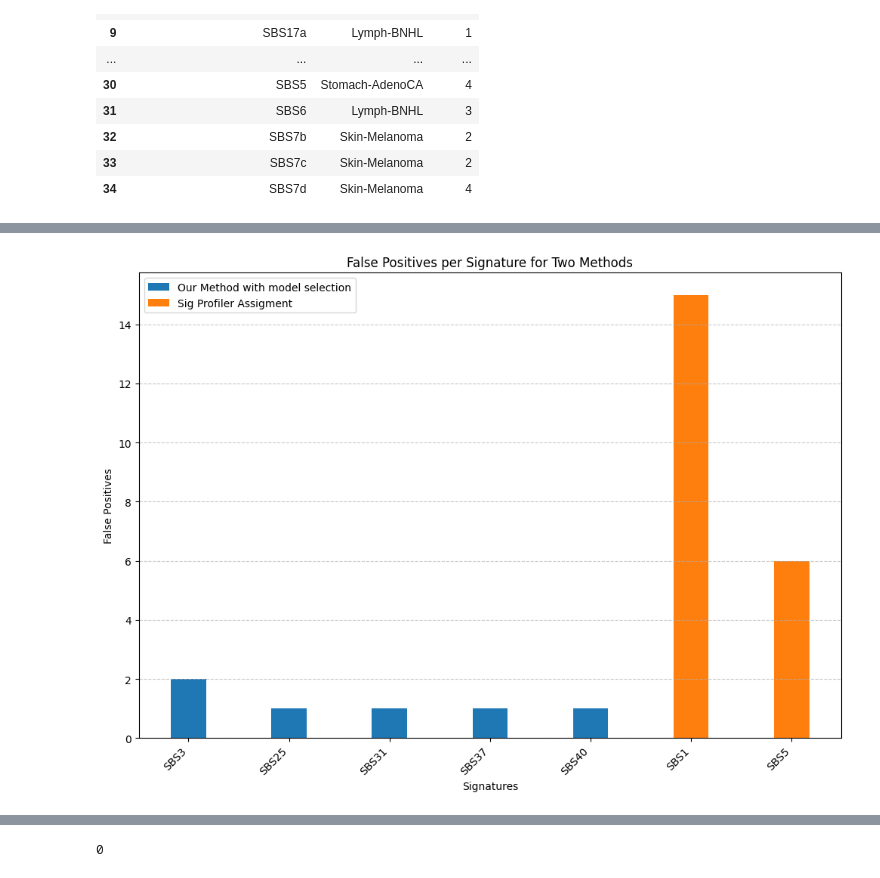
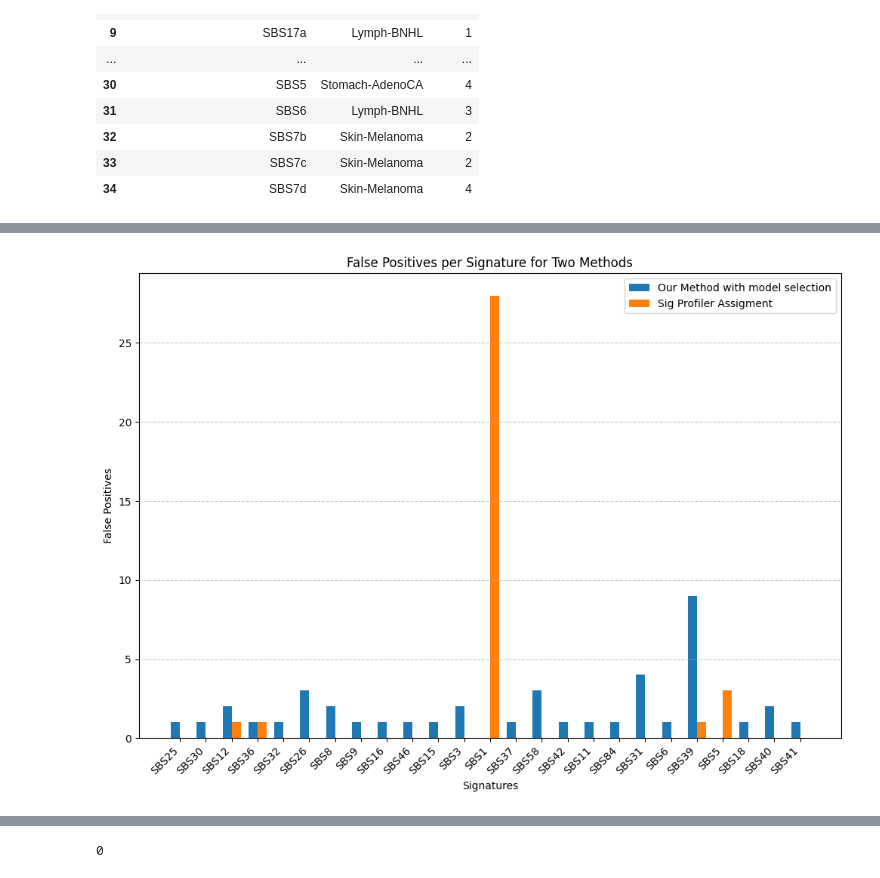
Before and after one commit to marcin119a/data_comparation, a Jupyter notebook: benchmark_6_output/interpretation_benchmark_6.ipynb, the cells around one changed output, grey strips where cells are left out. Saved outputs shown, nothing was run; the diff lists cells and outputs as text; code cells hidden in the pictures.

```diff
--- a/benchmark_6_output/interpretation_benchmark_6.ipynb
+++ b/benchmark_6_output/interpretation_benchmark_6.ipynb
@@ -224,9 +226,10 @@ for idx, row in results_df.iterrows():
 
 # Teraz możesz wykonać grupowanie na podstawie elementów
 grouped_fn_our = pd.DataFrame(signatures_false_negatives_our).groupby(['signature_false_negatives_our', 'Cancer']).count().reset_index()
-grouped_fp_our = pd.DataFrame(signatures_false_positives_our).groupby('signature_false_positives_our').count().reset_index()
-grouped_fn_sig_profile = pd.DataFrame(signatures_false_negatives_sig_profile).groupby('signature_false_negatives_sig_profile').count().reset_index()
-grouped_fp_sig_profile = pd.DataFrame(signatures_false_positives_sig_profile).groupby('signature_false_positives_sig_profile').count().reset_index()
+grouped_fp_our = pd.DataFrame(signatures_false_positives_our).groupby(['signature_false_positives_our', 'Cancer']).count().reset_index()
+
+grouped_fn_sig_profile = pd.DataFrame(signatures_false_negatives_sig_profile).groupby(['signature_false_negatives_sig_profile', 'Cancer']).count().reset_index()
+grouped_fp_sig_profile = pd.DataFrame(signatures_false_positives_sig_profile).groupby(['signature_false_positives_sig_profile', 'Cancer']).count().reset_index()
 
 grouped_fn_signal = pd.DataFrame(signatures_false_negatives_signal).groupby('signature_false_negatives_signal').count().reset_index()
 grouped_fp_signal = pd.DataFrame(signatures_false_positives_signal).groupby('signature_false_positives_signal').count().reset_index()
@@ -308,6 +349,6 @@ import pandas as pd
 
 df = pd.read_csv('/home/amso/Documents/mutation_signatures/output/WGS-decomposition__PCAWG_sigProfiler_SBS_signatures_in_samples.csv')
 # %%
-grouped_fp_our['signatures_cat_our'] = grouped_fp_our['signature_false_positives_our'].map(mapping)
+#grouped_fp_our['signatures_cat_our'] = grouped_fp_our['signature_false_positives_our'].map(mapping)
 #grouped_fp_signal['signatures_cat_signal'] = grouped_fp_signal['signature_false_positives_signal'].map(mapping)
-grouped_fp_sig_profile['signatures_cat_sig_profile'] = grouped_fp_sig_profile['signature_false_positives_sig_profile'].map(mapping)
+#grouped_fp_sig_profile['signatures_cat_sig_profile'] = grouped_fp_sig_profile['signature_false_positives_sig_profile'].map(mapping)
@@ -375,27 +413,45 @@ print(np.quantile(res_our, q=[0,0.1,0.5,0.9,1]))
 # %%
 import matplotlib.pyplot as plt
+import numpy as np
 
-# Twoje wcześniejsze ustawienia i dane
+# Tworzenie słowników dla łatwiejszego dostępu do danych
+fp_our_dict = dict(zip(grouped_fp_our['signature_false_positives_our'], grouped_fp_our['Count']))
+fp_sig_profile_dict = dict(zip(grouped_fp_sig_profile['signature_false_positives_sig_profile'], grouped_fp_sig_profile['Count']))
+
+# Uzyskanie unikalnych sygnatur z obu metod
+all_signatures = set(fp_our_dict.keys()) | set(fp_sig_profile_dict.keys())
+
+# Inicjalizacja list dla przechowywania wyrównanych wartości
+fp_our_aligned = []
+fp_sig_profile_aligned = []
+
+# Wypełnianie brakujących wartości zerami i wyrównywanie danych
+for sig in all_signatures:
+    fp_our_aligned.append(fp_our_dict.get(sig, 0))
+    fp_sig_profile_aligned.append(fp_sig_profile_dict.get(sig, 0))
+
+# Przygotowanie osi i indeksów dla wykresu
 fig, ax = plt.subplots(figsize=(12, 8))
-bar_width = 0.35
+indexes = np.arange(len(all_signatures))
 
 # Rysowanie wykresów słupkowych
-bar1 = ax.bar(grouped_fp_our['signatures_cat_our'], grouped_fp_our['Count'], bar_width, label='Our Method with model selection')
-bar2 = ax.bar(grouped_fp_sig_profile['signatures_cat_sig_profile'], grouped_fp_sig_profile['Count'], bar_width, label='Sig Profiler Assigment')
-#bar3 = ax.bar(combined_df_fp['signature_falsepositive_signal'] + bar_width/2, combined_df_fn['Count'], bar_width, label='Signal')
+bar1 = ax.bar(indexes - bar_width / 2, fp_our_aligned, bar_width, label='Our Method with model selection')
+bar2 = ax.bar(indexes + bar_width / 2, fp_sig_profile_aligned, bar_width, label='Sig Profiler Assigment')
 
 # Ustawienia etykiet i tytułu
 ax.set_xlabel('Signatures')
 ax.set_ylabel('False Positives')
 ax.set_title('False Positives per Signature for Two Methods')
 ax.legend()
-plt.xticks(rotation=45, ha='right')
+
+# Ustawienie etykiet na osi X na środku grup słupków
+plt.xticks(indexes, list(all_signatures), rotation=45, ha='right')
 
 # Dodanie siatki i wyświetlenie wykresu
 plt.grid(axis='y', linestyle='--', alpha=0.7)
 plt.show()
 # %% [output]
-[figure, old version]
+[figure, new version]
 # %%
 import pandas as pd
 import numpy as np
```
Also changed, not shown: parts of 23 cells of this notebook, 6 other files.
